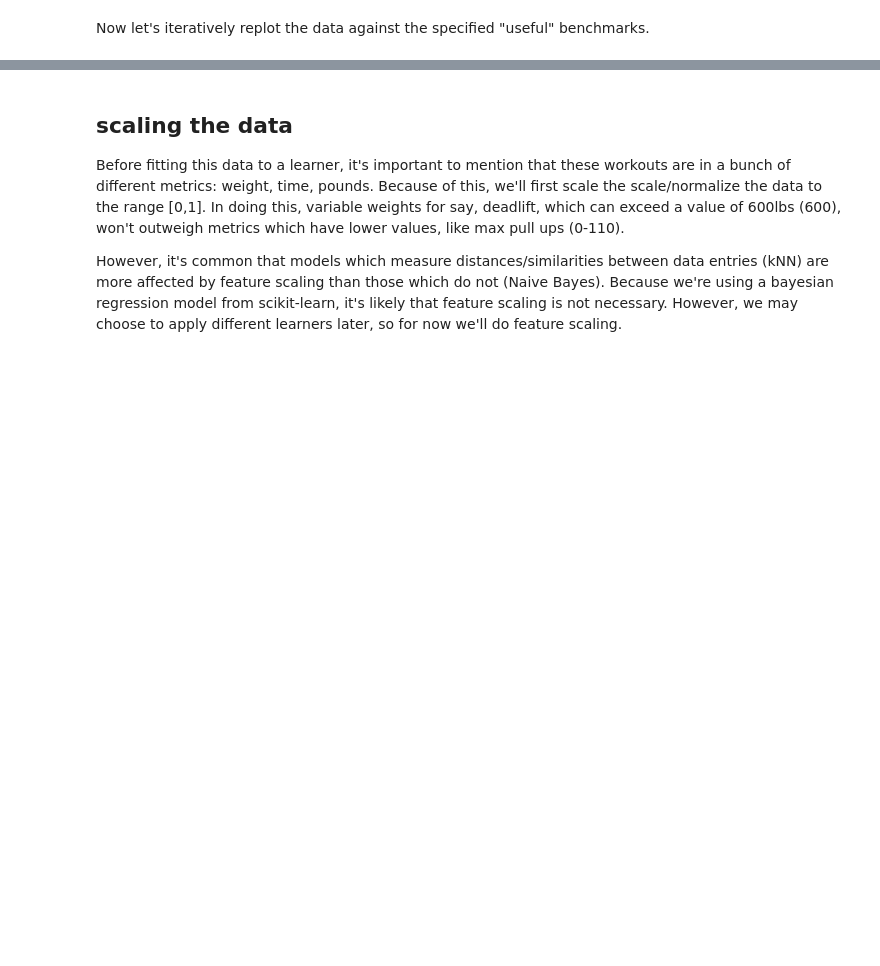
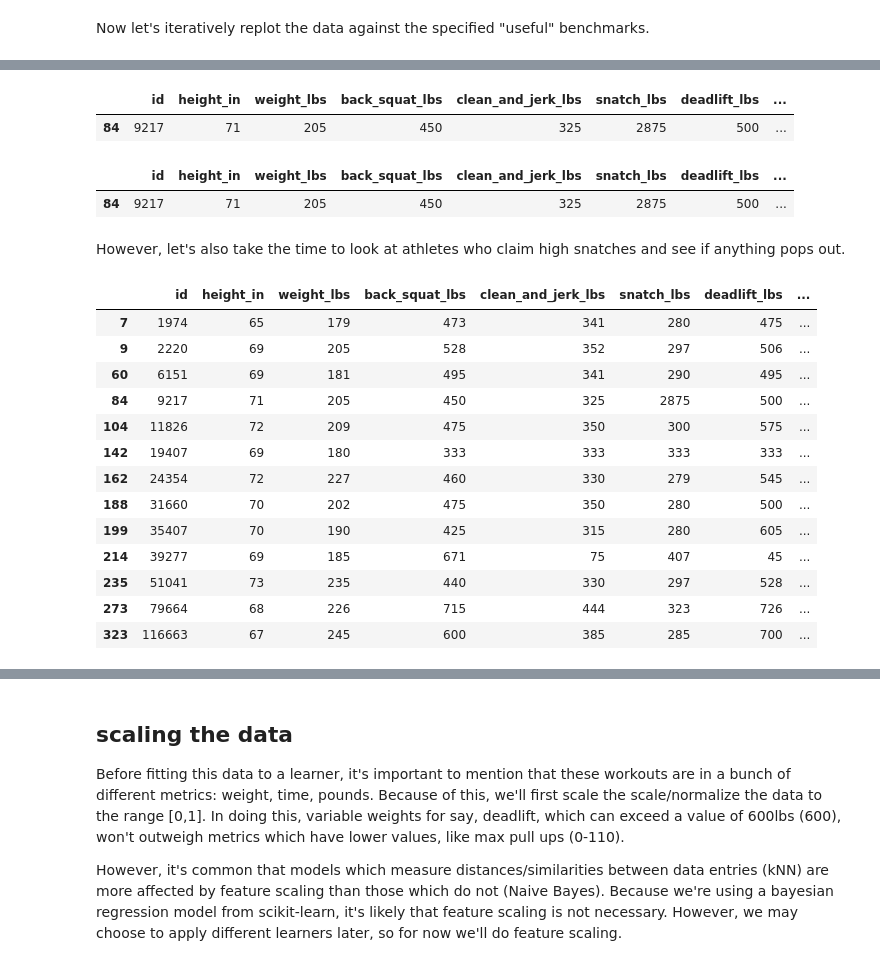
Before and after one commit to zfreedman/crossfit_open_2018, a Jupyter notebook: learning/open_bayesian_regression.ipynb, the cells around one changed output, grey strips where cells are left out. Drawn from its saved outputs; the diff is of its cells as text; code cells hidden in the pictures; blank space fills up the shorter version.

```diff
--- a/learning/open_bayesian_regression.ipynb
+++ b/learning/open_bayesian_regression.ipynb
@@ -426,0 +476,31 @@ After the data's been replotted versus bodyweight and other comparable benchmark
+# %%
+#snatch abnormalities
+abnormal_map["snatch_lbs"]
+# %% [output]
+|  | id | height_in | weight_lbs | back_squat_lbs | clean_and_jerk_lbs | snatch_lbs | deadlift_lbs | ... |
+| 84 | 9217 | 71 | 205 | 450 | 325 | 2875 | 500 | ... |
+# %%
+full_benchmark.iat[84, 5] = 287
+abnormal_map["snatch_lbs"]
+# %% [output]
+|  | id | height_in | weight_lbs | back_squat_lbs | clean_and_jerk_lbs | snatch_lbs | deadlift_lbs | ... |
+| 84 | 9217 | 71 | 205 | 450 | 325 | 2875 | 500 | ... |
+# %% [markdown]
+However, let's also take the time to look at athletes who claim high snatches and see if anything pops out.
+# %%
+full_benchmark[full_benchmark["snatch_lbs"] > 275]
+# %% [output]
+|  | id | height_in | weight_lbs | back_squat_lbs | clean_and_jerk_lbs | snatch_lbs | deadlift_lbs | ... |
+| 7 | 1974 | 65 | 179 | 473 | 341 | 280 | 475 | ... |
+| 9 | 2220 | 69 | 205 | 528 | 352 | 297 | 506 | ... |
+| 60 | 6151 | 69 | 181 | 495 | 341 | 290 | 495 | ... |
+| 84 | 9217 | 71 | 205 | 450 | 325 | 2875 | 500 | ... |
+| 104 | 11826 | 72 | 209 | 475 | 350 | 300 | 575 | ... |
+| 142 | 19407 | 69 | 180 | 333 | 333 | 333 | 333 | ... |
+| 162 | 24354 | 72 | 227 | 460 | 330 | 279 | 545 | ... |
+| 188 | 31660 | 70 | 202 | 475 | 350 | 280 | 500 | ... |
+| 199 | 35407 | 70 | 190 | 425 | 315 | 280 | 605 | ... |
+| 214 | 39277 | 69 | 185 | 671 | 75 | 407 | 45 | ... |
+| 235 | 51041 | 73 | 235 | 440 | 330 | 297 | 528 | ... |
+| 273 | 79664 | 68 | 226 | 715 | 444 | 323 | 726 | ... |
+| 323 | 116663 | 67 | 245 | 600 | 385 | 285 | 700 | ... |
```
Also changed, not shown: parts of 20 cells of this notebook.
